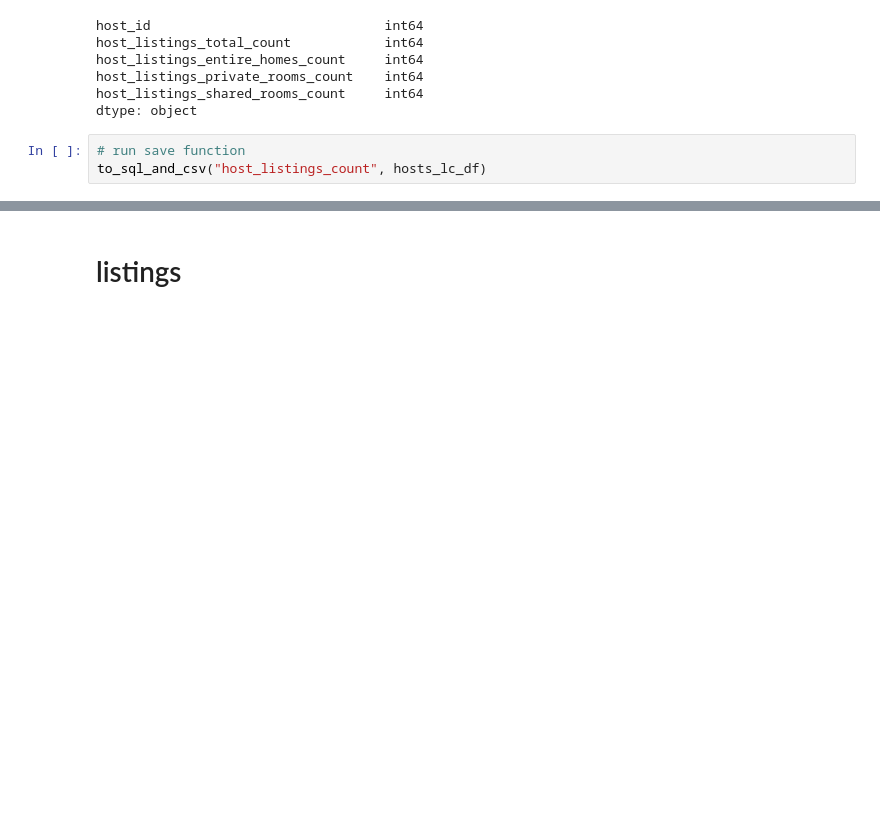
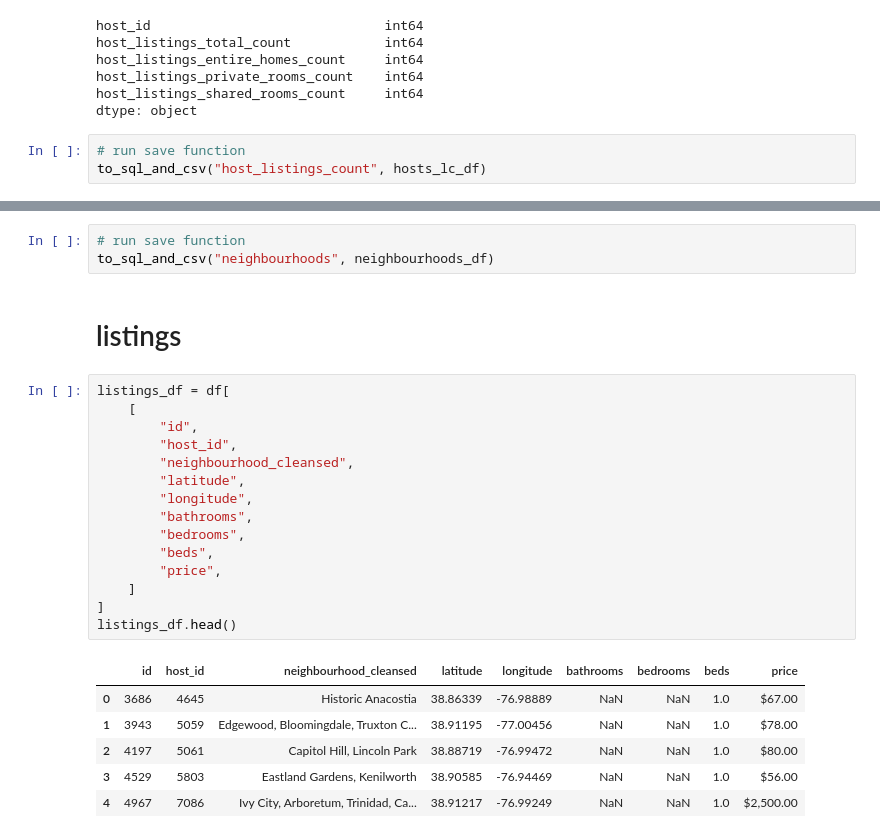
Before and after one commit to johbry17/DC-AirBnB-SQL-Database, a Jupyter notebook: data/v2.0/data_cleaning_v2.0.ipynb, the cells around one changed output, grey strips where cells are left out. Saved outputs shown, nothing was run; the diff lists cells and outputs as text; blank space fills up the shorter version.

```diff
--- a/data/v2.0/data_cleaning_v2.0.ipynb
+++ b/data/v2.0/data_cleaning_v2.0.ipynb
@@ -243,2 +250,27 @@ neighbourhoods_df.head()
+# %%
+# run save function
+to_sql_and_csv("neighbourhoods", neighbourhoods_df)
 # %% [markdown]
 # listings
+# %%
+listings_df = df[
+    [
+        "id",
+        "host_id",
+        "neighbourhood_cleansed",
+        "latitude",
+        "longitude",
+        "bathrooms",
+        "bedrooms",
+        "beds",
+        "price",
+    ]
+]
+listings_df.head()
+# %% [output]
+|  | id | host_id | neighbourhood_cleansed | latitude | longitude | bathrooms | bedrooms | beds | price |
+| 0 | 3686 | 4645 | Historic Anacostia | 38.86339 | -76.98889 | NaN | NaN | 1.0 | $67.00 |
+| 1 | 3943 | 5059 | Edgewood, Bloomingdale, Truxton C... | 38.91195 | -77.00456 | NaN | NaN | 1.0 | $78.00 |
+| 2 | 4197 | 5061 | Capitol Hill, Lincoln Park | 38.88719 | -76.99472 | NaN | NaN | 1.0 | $80.00 |
+| 3 | 4529 | 5803 | Eastland Gardens, Kenilworth | 38.90585 | -76.94469 | NaN | NaN | 1.0 | $56.00 |
+| 4 | 4967 | 7086 | Ivy City, Arboretum, Trinidad, Ca... | 38.91217 | -76.99249 | NaN | NaN | 1.0 | $2,500.00 |
```
Also changed, not shown: parts of 8 cells of this notebook, 1 other file.
